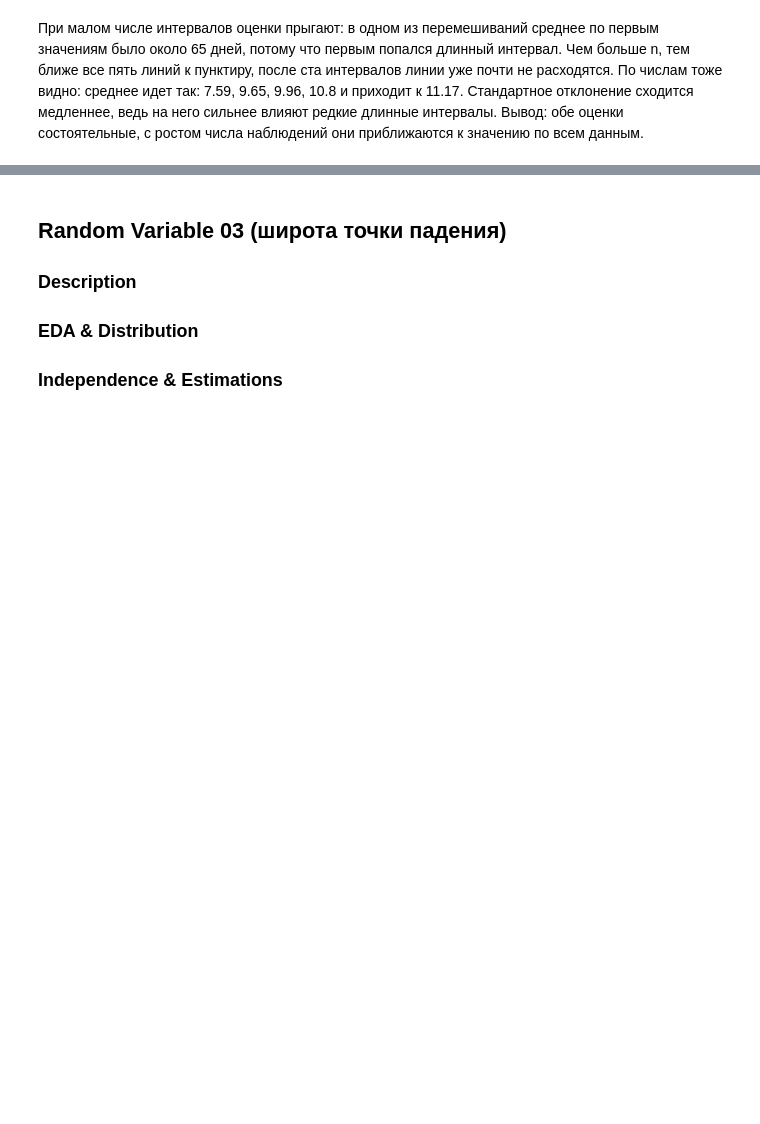
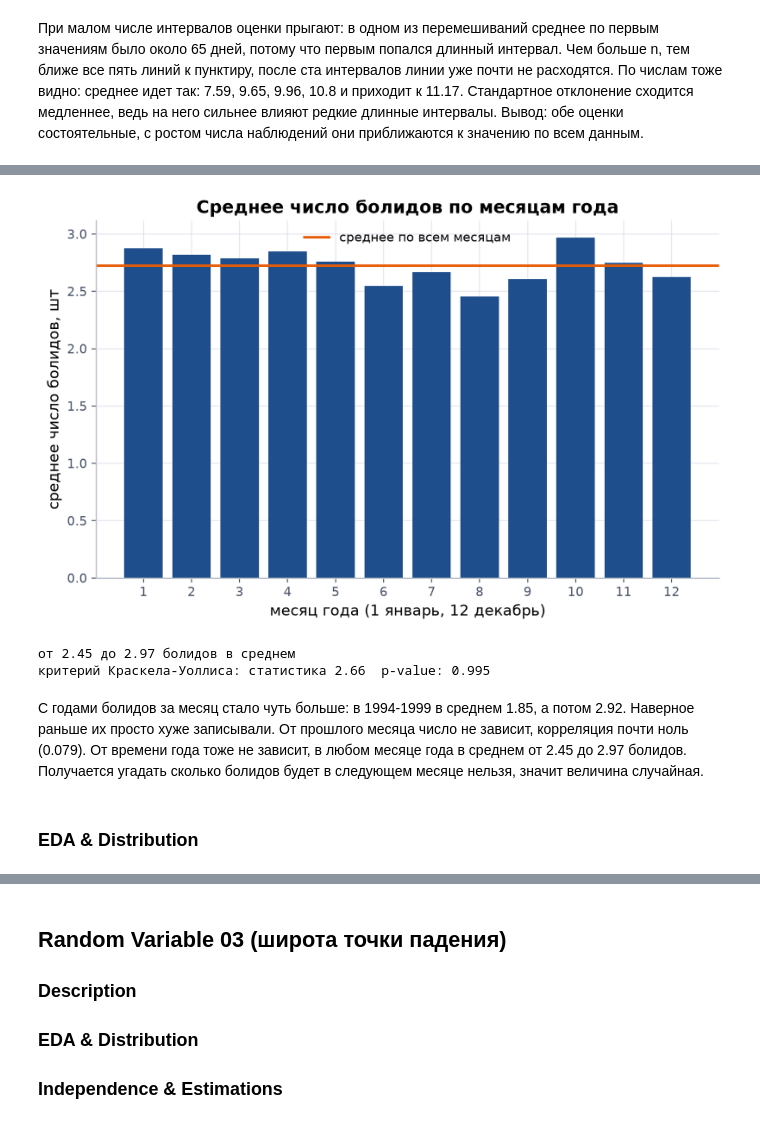
Before and after one commit to kotok9/app-stat-lab01, a Jupyter notebook: lab01_fireballs.ipynb, the cells around one changed output, grey strips where cells are left out. Cells and saved outputs as stored; diff of their text form; code cells hidden in the pictures; blank space fills up the shorter version.

```diff
--- a/lab01_fireballs.ipynb
+++ b/lab01_fireballs.ipynb
@@ -602,0 +665,27 @@ n = 1068  среднее: 11.17  ст. отклонение: 12.37
+# %%
+# 3. зависит ли число от времени года
+calendar_month = np.array([m.month for m in monthly.index])
+by_month = pd.Series(monthly.values).groupby(calendar_month).mean()
+
+plt.bar(by_month.index, by_month.values, color=C_DATA)
+plt.axhline(monthly.mean(), color=C_THEORY, label="среднее по всем месяцам")
+plt.title("Среднее число болидов по месяцам года")
+plt.xlabel("месяц года (1 январь, 12 декабрь)")
+plt.ylabel("среднее число болидов, шт")
+plt.xticks(range(1, 13))
+plt.legend()
+plt.show()
+
+# критерий Краскела-Уоллиса: проверяет отличаются ли между собой 12 групп (январи, феврали и так далее)
+groups = [monthly.values[calendar_month == m] for m in range(1, 13)]
+H, p = stats.kruskal(*groups)
+print("от", round(by_month.min(), 2), "до", round(by_month.max(), 2), "болидов в среднем")
+print("критерий Краскела-Уоллиса: статистика", round(H, 2), " p-value:", round(p, 3))
+# %% [output]
+[figure, added]
+от 2.45 до 2.97 болидов в среднем
+критерий Краскела-Уоллиса: статистика 2.66  p-value: 0.995
+# %% [markdown]
+С годами болидов за месяц стало чуть больше: в 1994-1999 в среднем 1.85, а потом 2.92. Наверное раньше их просто хуже записывали. От прошлого месяца число не зависит, корреляция почти ноль (0.079). От времени года тоже не зависит, в любом месяце года в среднем от 2.45 до 2.97 болидов. Получается угадать сколько болидов будет в следующем месяце нельзя, значит величина случайная.
+# %% [markdown]
+### EDA & Distribution
```
Also changed, not shown: parts of 27 cells of this notebook.
